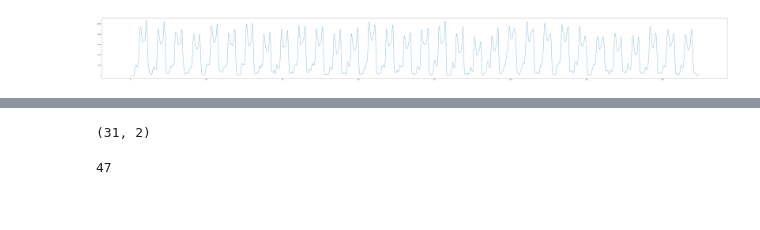
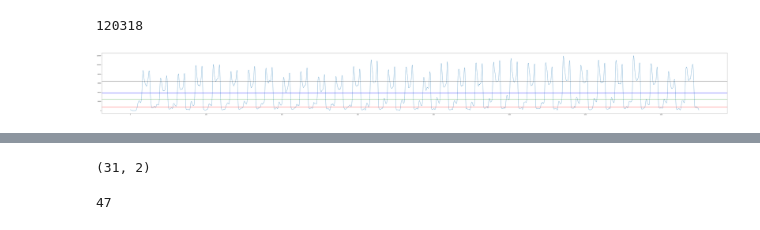
Before and after one commit to ericke8/PrintProbLinEx, a Jupyter notebook: RDSolMean.ipynb, the cells around one changed output, grey strips where cells are left out. Saved outputs shown, nothing was run; the diff lists cells and outputs as text; code cells hidden in the pictures.

```diff
--- a/RDSolMean.ipynb
+++ b/RDSolMean.ipynb
@@ -6,7 +6,7 @@ import pandas as pd
 
 %matplotlib inline
 # %%
-img = cv.imread("anon_blank_blank_00height_amaske-6913_page1r.tif", 0)
+img = cv.imread("anon_blank_blank_00height_amaske-6912_page1r.tif", 0)
 plt.figure(figsize=(5,10))
 plt.imshow(img, cmap="gray")
 plt.show()
@@ -22,6 +30,14 @@ print(sumMatrix.shape)
+# %%
+print(max(sumMatrix))
+# %% [output]
+120318
 # %%
 plt.figure(figsize=(100,10))
 plt.plot(np.arange(0, sumMatrix.shape[0]), sumMatrix.transpose())
+plt.axhline(y=np.percentile(sumMatrix, 25), color="red")
+plt.axhline(y=np.percentile(sumMatrix, 50), color="green")
+plt.axhline(y=np.percentile(sumMatrix, 75), color="black")
+plt.axhline(y=np.mean(sumMatrix), color="blue")
 plt.show()
 # %% [output]
-[figure, old version]
+[figure, new version]
```
Also changed, not shown: parts of 16 cells of this notebook, 13 other files.
